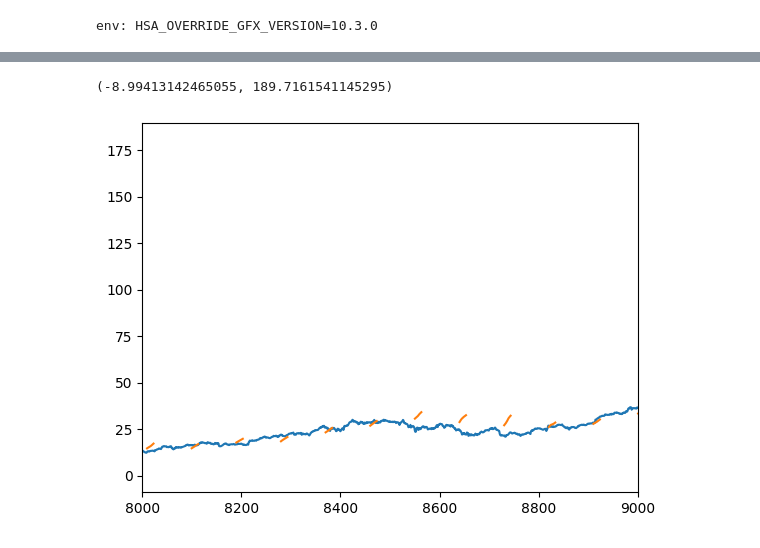
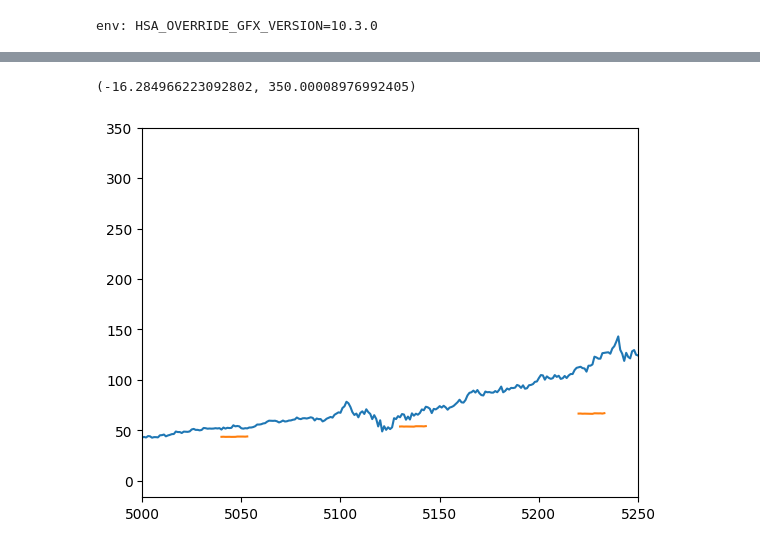
Before and after one commit to PhillipMichelsen/StockPricePrediction, a Jupyter notebook: 6_GeneratePredictions.ipynb, the cells around one changed output, grey strips where cells are left out. Drawn from its saved outputs; the diff is of its cells as text; code cells hidden in the pictures.

```diff
--- a/6_GeneratePredictions.ipynb
+++ b/6_GeneratePredictions.ipynb
@@ -33,8 +33,8 @@ outputLength = 14
 torch.cuda.is_available()
 device = torch.device('cuda')
 # %%
-model = LSTM(22,256,5,14)
-model.load_state_dict(torch.load('Models/I(90,22)_O(14,1)_256HS_5L_64B/Pass8.pt'))
+model = LSTM(22,128,5,14)
+model.load_state_dict(torch.load('Models/I(90,22)_O(14,1)_128HS_5L_64B/Model_State_Epoch_10.pt'))
 model.to(device)
 model.eval()
 # %% [output]
@@ -45,6 +45,6 @@ LSTM(
 )
 # %%
-data = pd.read_csv('Data/Raw/Stock/AAPL', usecols=[1,2,3,4,5])
+data = pd.read_csv('Data/Raw/Stock/NVDA', usecols=[1,2,3,4,5])
 # %%
 # Calculate moving averages
 data['MA10'] = data['Close'].rolling(window=10).mean()
@@ -139,8 +141,8 @@ predictions = dataset.outputScaler.inverse_transform(predictions)
 # %%
 plt.plot(actual)
 plt.plot(predictions)
-plt.xlim(8000,9000)
+plt.xlim(5000,5250)
 plt.ylim()
 # %% [output]
-(-8.99413142465055, 189.7161541145295)
+(-16.284966223092802, 350.00008976992405)
-[figure, old version]
+[figure, new version]
```
Also changed, not shown: parts of 3 cells of this notebook, 5 other files.
